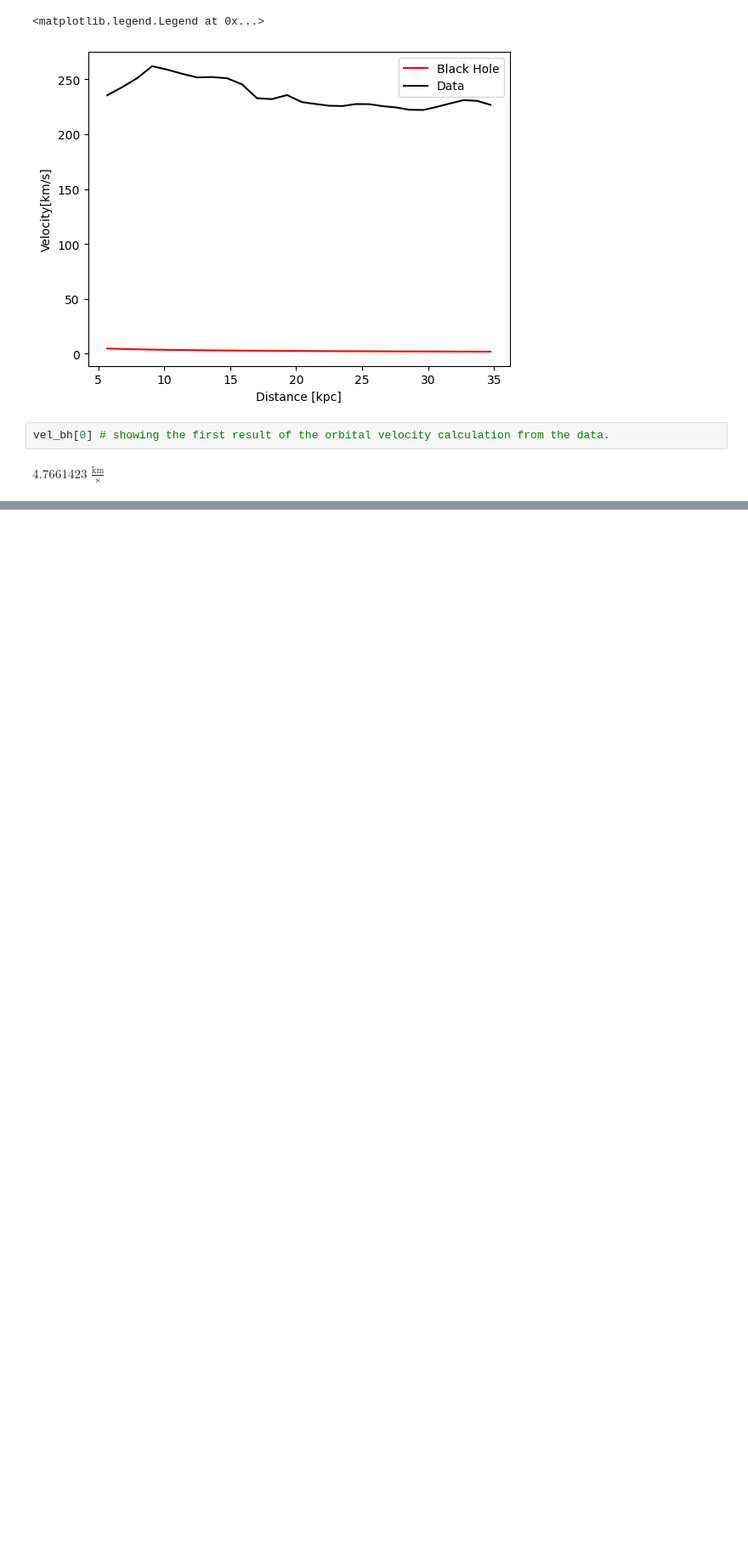
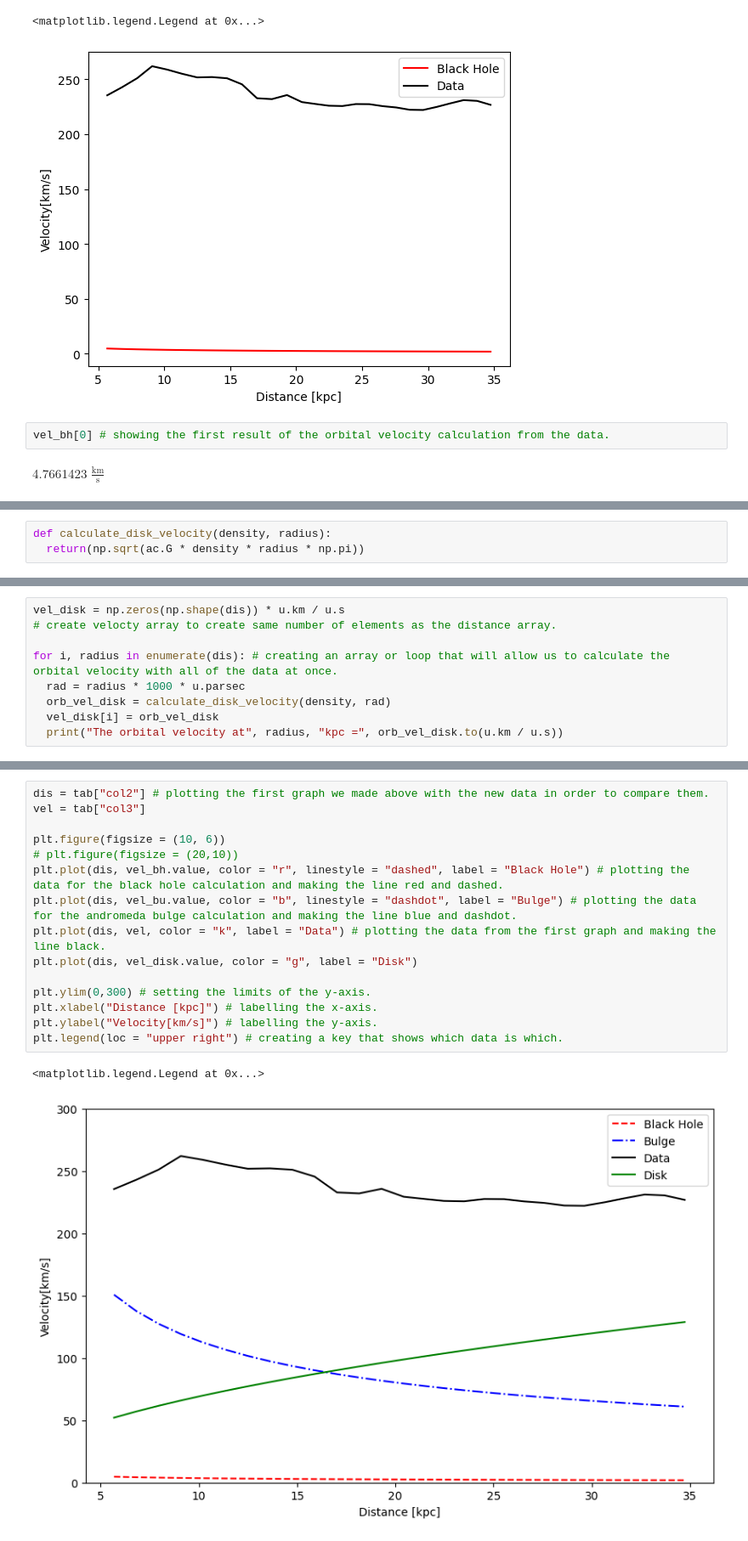
Before and after one commit to NireAstro/1221-dark-matter, a Jupyter notebook: 1221_hello_world.ipynb, the cells around one changed output, grey strips where cells are left out. Shown: that part at 85% size. Saved outputs shown, nothing was run; the diff lists cells and outputs as text; blank space fills up the shorter version.

```diff
--- a/1221_hello_world.ipynb
+++ b/1221_hello_world.ipynb
@@ -166,0 +211,3 @@ $4.7661423 \; \mathrm{\frac{km}{s}}$
+# %%
+def calculate_disk_velocity(density, radius):
+  return(np.sqrt(ac.G * density * radius * np.pi))
@@ -166,0 +223,9 @@ $4.7661423 \; \mathrm{\frac{km}{s}}$
+# %%
+vel_disk = np.zeros(np.shape(dis)) * u.km / u.s
+# create velocty array to create same number of elements as the distance array.
+
+for i, radius in enumerate(dis): # creating an array or loop that will allow us to calculate the orbital velocity with all of the data at once.
+  rad = radius * 1000 * u.parsec
+  orb_vel_disk = calculate_disk_velocity(density, rad)
+  vel_disk[i] = orb_vel_disk
+  print("The orbital velocity at", radius, "kpc =", orb_vel_disk.to(u.km / u.s))
@@ -166,0 +250,18 @@ $4.7661423 \; \mathrm{\frac{km}{s}}$
+# %%
+dis = tab["col2"] # plotting the first graph we made above with the new data in order to compare them.
+vel = tab["col3"]
+
+plt.figure(figsize = (10, 6))
+# plt.figure(figsize = (20,10))
+plt.plot(dis, vel_bh.value, color = "r", linestyle = "dashed", label = "Black Hole") # plotting the data for the black hole calculation and making the line red and dashed.
+plt.plot(dis, vel_bu.value, color = "b", linestyle = "dashdot", label = "Bulge") # plotting the data for the andromeda bulge calculation and making the line blue and dashdot.
+plt.plot(dis, vel, color = "k", label = "Data") # plotting the data from the first graph and making the line black.
+plt.plot(dis, vel_disk.value, color = "g", label = "Disk")
+
+plt.ylim(0,300) # setting the limits of the y-axis.
+plt.xlabel("Distance [kpc]") # labelling the x-axis.
+plt.ylabel("Velocity[km/s]") # labelling the y-axis.
+plt.legend(loc = "upper right") # creating a key that shows which data is which.
+# %% [output]
+<matplotlib.legend.Legend at 0x...>
+[figure, added]
```
Also changed, not shown: parts of 18 cells of this notebook.
